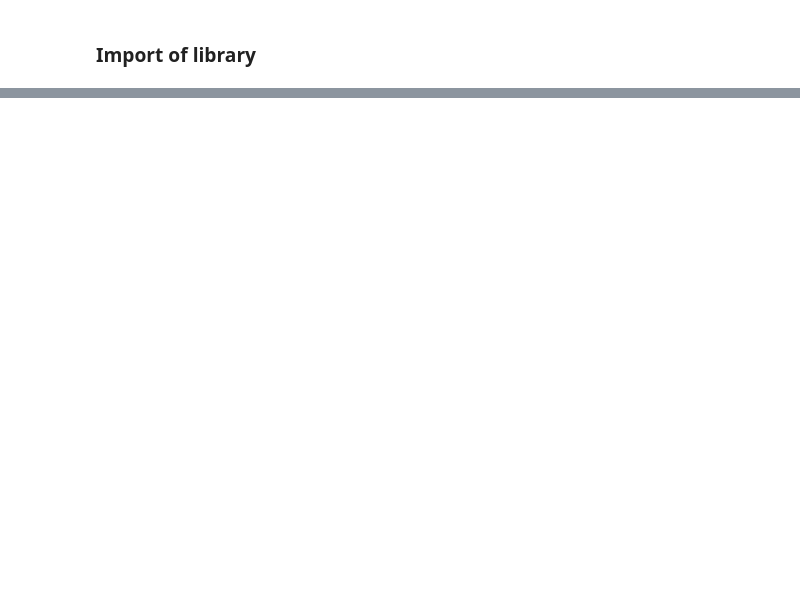
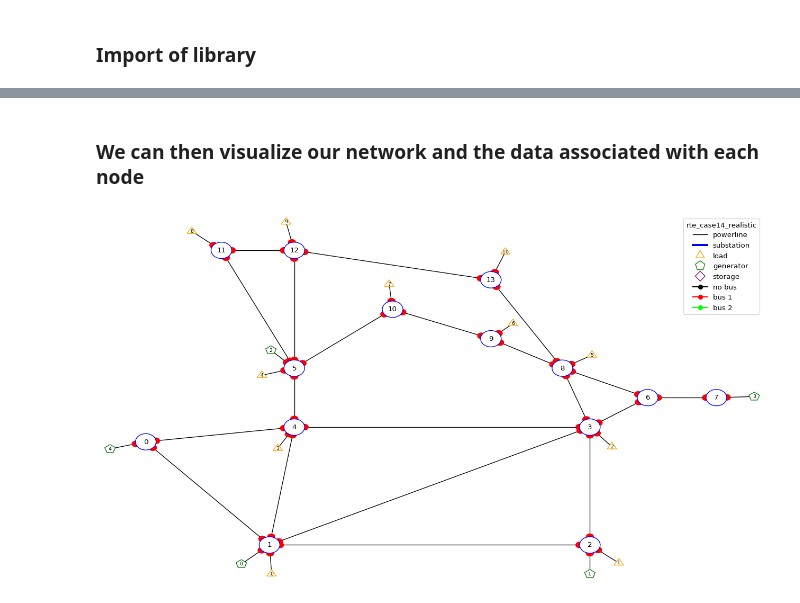
Before and after one commit to powsybl/pypowsybl-grid2opbackend, a Jupyter notebook: M3_Notebook.ipynb, the cells around one changed output, grey strips where cells are left out. Drawn from its saved outputs; the diff is of its cells as text; code cells hidden in the pictures; blank space fills up the shorter version.

```diff
--- a/M3_Notebook.ipynb
+++ b/M3_Notebook.ipynb
@@ -33,0 +27,12 @@ array([False, False, False, False, False, False, False, False, False,
+# %%
+env = grid2op.make("rte_case14_realistic", test=True,backend = PandaPowerBackend())  # i do a test, i set "Test=True" otherwise i don't specify anything
+max_iter = 5  # we limit the number of iterations to reduce computation time. Put -1 if you don't want to limit it
+env.seed(42)
+obs = env.reset()
+# %% [markdown]
+### We can then visualize our network and the data associated with each node
+# %%
+plot_helper = PlotMatplot(env.observation_space)
+_ = plot_helper.plot_layout()
+# %% [output]
+[figure, added]
```
Also changed, not shown: parts of 30 cells of this notebook.
